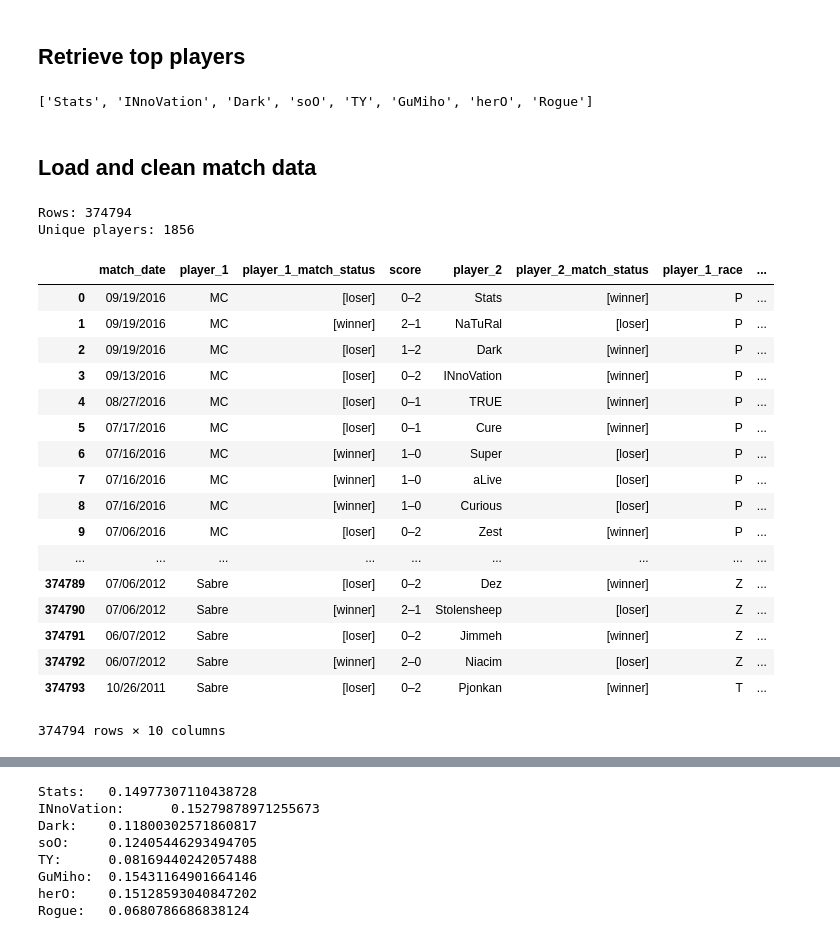
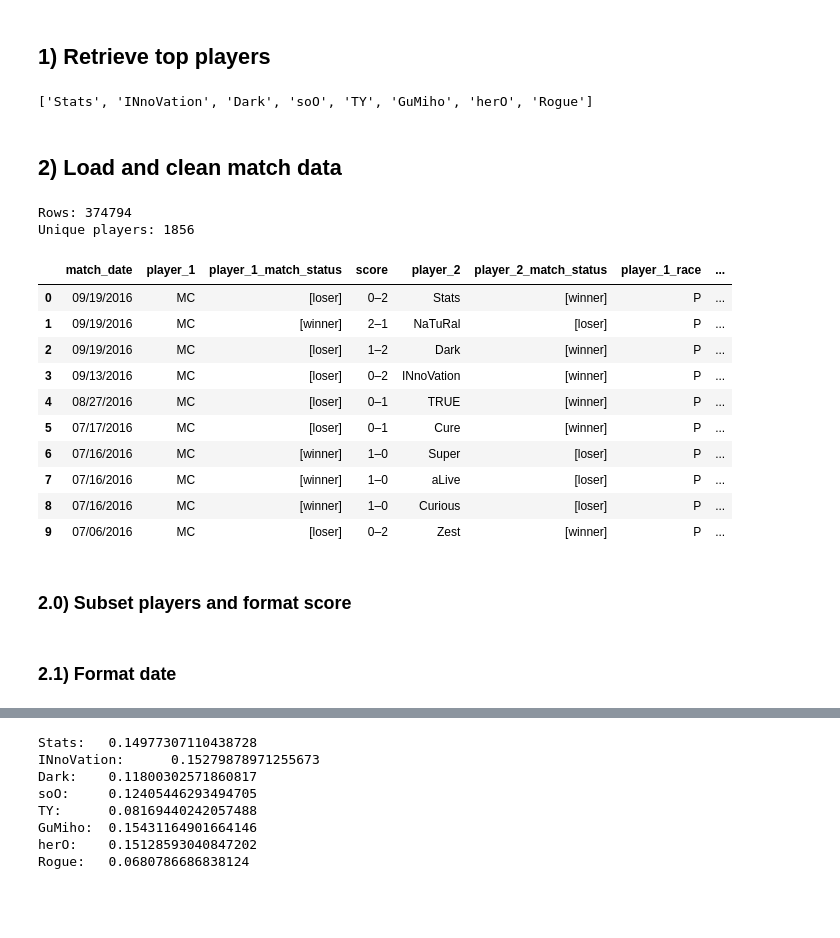
Before and after one commit to adamingwersen/starcraft, a Jupyter notebook: inspect.ipynb, the cells around one changed output, grey strips where cells are left out. Cells and saved outputs as stored; diff of their text form; code cells hidden in the pictures; blank space fills up the shorter version.

```diff
--- a/inspect.ipynb
+++ b/inspect.ipynb
@@ -23,7 +23,7 @@ import matplotlib.pyplot as plt
 from IPython.display import Latex
 from IPython.core.pylabtools import figsize
 # %% [markdown]
-## Retrieve top players
+## 1) Retrieve top players
 # %%
 '''
 xpath  = """//*[@class="format_cell detail_list_player"]/a[2]/text()"""
@@ -47,33 +47,28 @@ top9
 # %% [output]
 ['Stats', 'INnoVation', 'Dark', 'soO', 'TY', 'GuMiho', 'herO', 'Rogue']
 # %% [markdown]
-## Load and clean match data
+## 2) Load and clean match data
 # %%
 data = pd.read_csv('sc2-matches-history.csv')
 print("Rows: {}".format(len(data)))
 print("Unique players: {}".format(len(data['player_1'].unique())))
-data
+data.head(10)
 # %% [output]
 Rows: 374794
 Unique players: 1856
 |  | match_date | player_1 | player_1_match_status | score | player_2 | player_2_match_status | player_1_race | ... |
 | 0 | 09/19/2016 | MC | [loser] | 0–2 | Stats | [winner] | P | ... |
 | 1 | 09/19/2016 | MC | [winner] | 2–1 | NaTuRal | [loser] | P | ... |
 | 2 | 09/19/2016 | MC | [loser] | 1–2 | Dark | [winner] | P | ... |
 | 3 | 09/13/2016 | MC | [loser] | 0–2 | INnoVation | [winner] | P | ... |
 | 4 | 08/27/2016 | MC | [loser] | 0–1 | TRUE | [winner] | P | ... |
 | 5 | 07/17/2016 | MC | [loser] | 0–1 | Cure | [winner] | P | ... |
 | 6 | 07/16/2016 | MC | [winner] | 1–0 | Super | [loser] | P | ... |
 | 7 | 07/16/2016 | MC | [winner] | 1–0 | aLive | [loser] | P | ... |
 | 8 | 07/16/2016 | MC | [winner] | 1–0 | Curious | [loser] | P | ... |
 | 9 | 07/06/2016 | MC | [loser] | 0–2 | Zest | [winner] | P | ... |
-| ... | ... | ... | ... | ... | ... | ... | ... | ... |
-| 374789 | 07/06/2012 | Sabre | [loser] | 0–2 | Dez | [winner] | Z | ... |
-| 374790 | 07/06/2012 | Sabre | [winner] | 2–1 | Stolensheep | [loser] | Z | ... |
-| 374791 | 06/07/2012 | Sabre | [loser] | 0–2 | Jimmeh | [winner] | Z | ... |
-| 374792 | 06/07/2012 | Sabre | [winner] | 2–0 | Niacim | [loser] | Z | ... |
-| 374793 | 10/26/2011 | Sabre | [loser] | 0–2 | Pjonkan | [winner] | T | ... |
-374794 rows × 10 columns
+# %% [markdown]
+### 2.0) Subset players and format score
 # %%
 data = data[data['player_1'].isin(top9)]
 data = data[data['player_2'].isin(top9)]
@@ -96,6 +91,8 @@ data.drop(['player_1_match_status',
            'addon',
            'tournament_type'],
           axis=1, inplace=True)
+# %% [markdown]
+### 2.1) Format date
 # %%
 data.match_date = pd.to_datetime(data.match_date)
 data = data.sort_values(by = ['match_date'])
```
Also changed, not shown: parts of 42 cells of this notebook, 14 other files.
